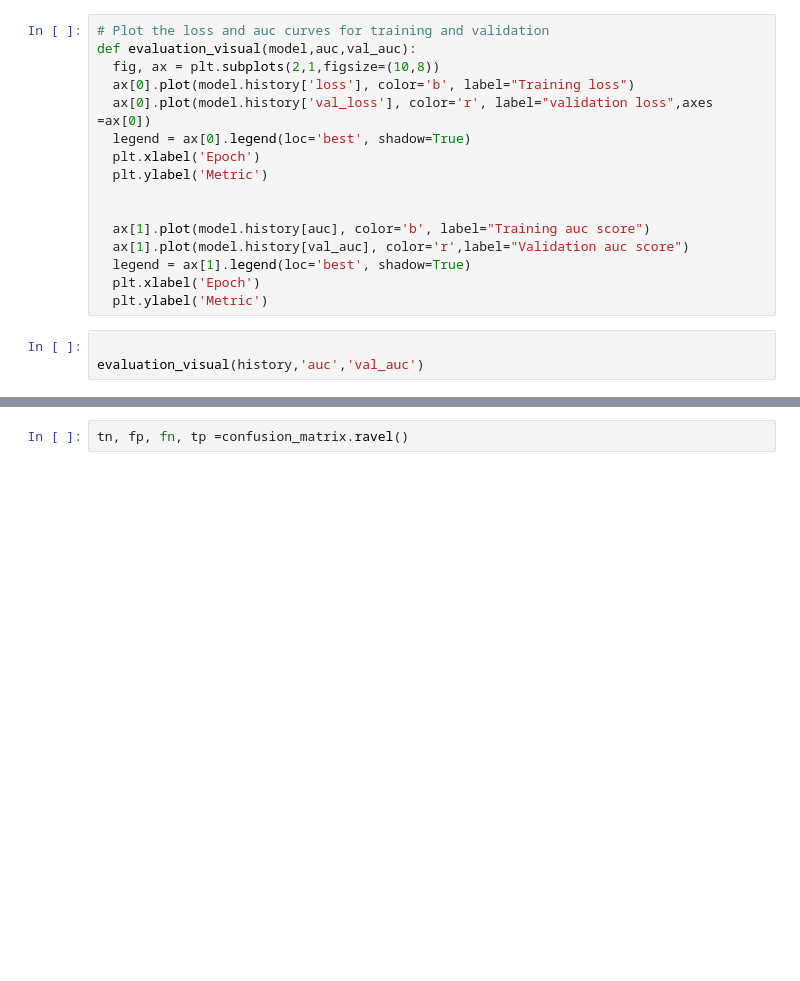
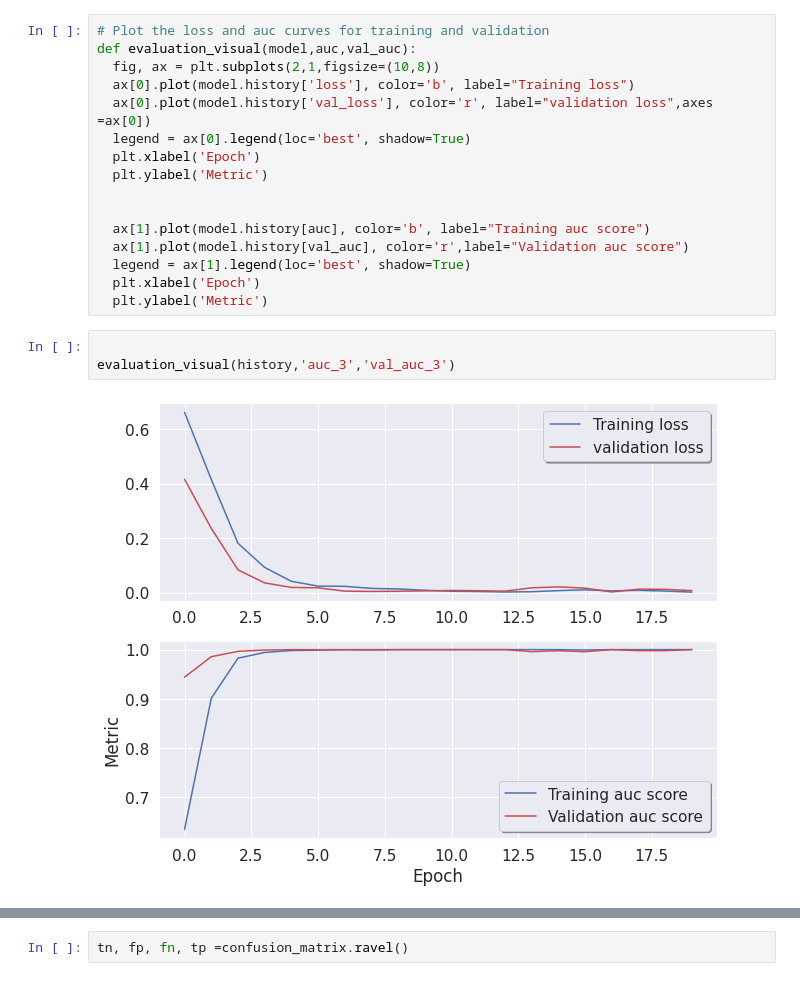
Before and after one commit to kabatyy/Driver-Drowsiness-Detection-In-Cars, a Jupyter notebook: index.ipynb, the cells around one changed output, grey strips where cells are left out. Drawn from its saved outputs; the diff is of its cells as text; blank space fills up the shorter version.

```diff
--- a/index.ipynb
+++ b/index.ipynb
@@ -358,7 +351,9 @@ def evaluation_visual(model,auc,val_auc):
   plt.ylabel('Metric')
 # %%
 
-evaluation_visual(history,'auc','val_auc')
+evaluation_visual(history,'auc_3','val_auc_3')
+# %% [output]
+[figure, added]
 # %%
 #making predictions
 preds=model.predict(X_test)
```
Also changed, not shown: parts of 27 cells of this notebook.
